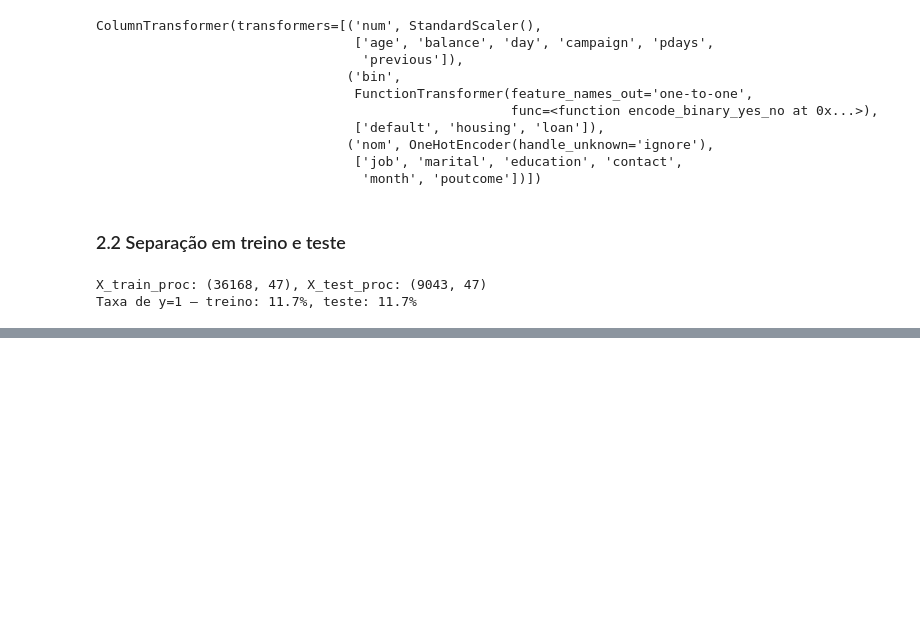
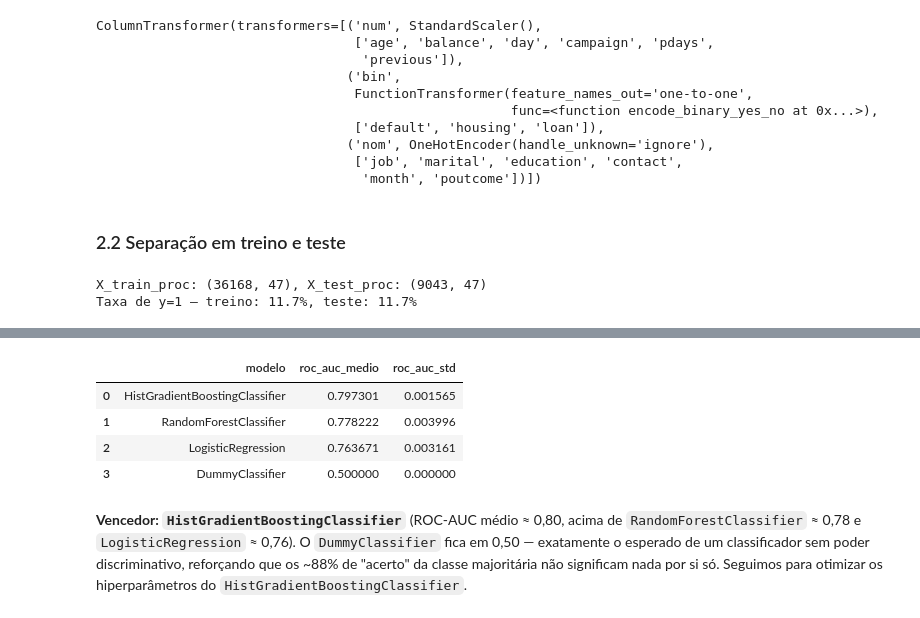
Before and after one commit to solanojacon/keyrus, a Jupyter notebook: bank_marketing.ipynb, the cells around one changed output, grey strips where cells are left out. Drawn from its saved outputs; the diff is of its cells as text; code cells hidden in the pictures; blank space fills up the shorter version.

```diff
--- a/bank_marketing.ipynb
+++ b/bank_marketing.ipynb
@@ -362,0 +377,36 @@ Taxa de y=1 — treino: 11.7%, teste: 11.7%
+# %%
+from sklearn.dummy import DummyClassifier
+from sklearn.ensemble import HistGradientBoostingClassifier, RandomForestClassifier
+from sklearn.linear_model import LogisticRegression
+from sklearn.model_selection import StratifiedKFold, cross_val_score
+
+cv = StratifiedKFold(n_splits=5, shuffle=True, random_state=RANDOM_SEED)
+
+candidates = {
+    "DummyClassifier": DummyClassifier(strategy="most_frequent"),
+    "LogisticRegression": LogisticRegression(
+        class_weight="balanced", max_iter=1000, random_state=RANDOM_SEED
+    ),
+    "RandomForestClassifier": RandomForestClassifier(
+        class_weight="balanced", random_state=RANDOM_SEED, n_jobs=-1
+    ),
+    "HistGradientBoostingClassifier": HistGradientBoostingClassifier(
+        class_weight="balanced", random_state=RANDOM_SEED
+    ),
+}
+
+results = []
+for nome, modelo in candidates.items():
+    scores = cross_val_score(modelo, X_train_proc, y_train, cv=cv, scoring="roc_auc", n_jobs=-1)
+    results.append({"modelo": nome, "roc_auc_medio": scores.mean(), "roc_auc_std": scores.std()})
+
+results_df = pd.DataFrame(results).sort_values("roc_auc_medio", ascending=False).reset_index(drop=True)
+results_df
+# %% [output]
+|  | modelo | roc_auc_medio | roc_auc_std |
+| 0 | HistGradientBoostingClassifier | 0.797301 | 0.001565 |
+| 1 | RandomForestClassifier | 0.778222 | 0.003996 |
+| 2 | LogisticRegression | 0.763671 | 0.003161 |
+| 3 | DummyClassifier | 0.500000 | 0.000000 |
+# %% [markdown]
+**Vencedor: `HistGradientBoostingClassifier`** (ROC-AUC médio ≈ 0,80, acima de `RandomForestClassifier` ≈ 0,78 e `LogisticRegression` ≈ 0,76). O `DummyClassifier` fica em 0,50 — exatamente o esperado de um classificador sem poder discriminativo, reforçando que os ~88% de "acerto" da classe majoritária não significam nada por si só. Seguimos para otimizar os hiperparâmetros do `HistGradientBoostingClassifier`.
```
Also changed, not shown: parts of 4 cells of this notebook, 1 other file.
